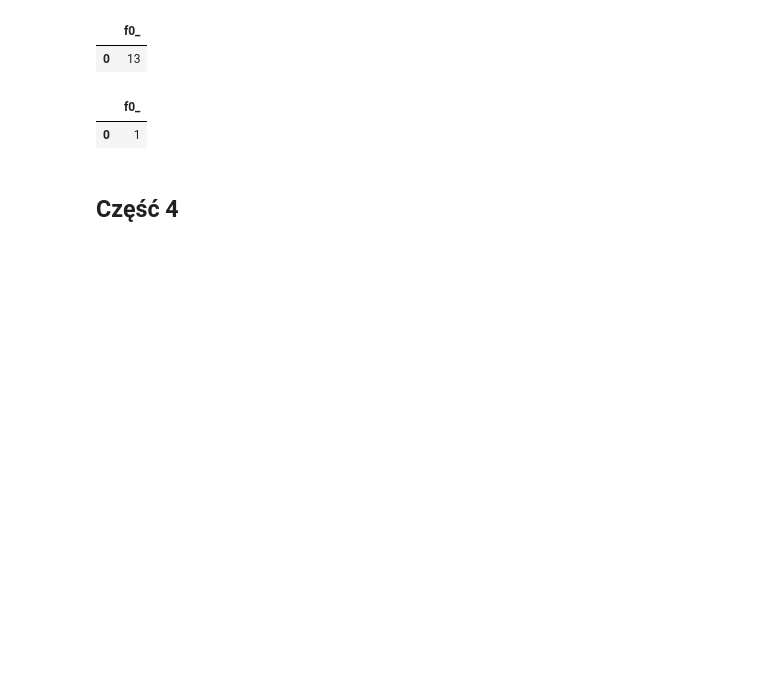
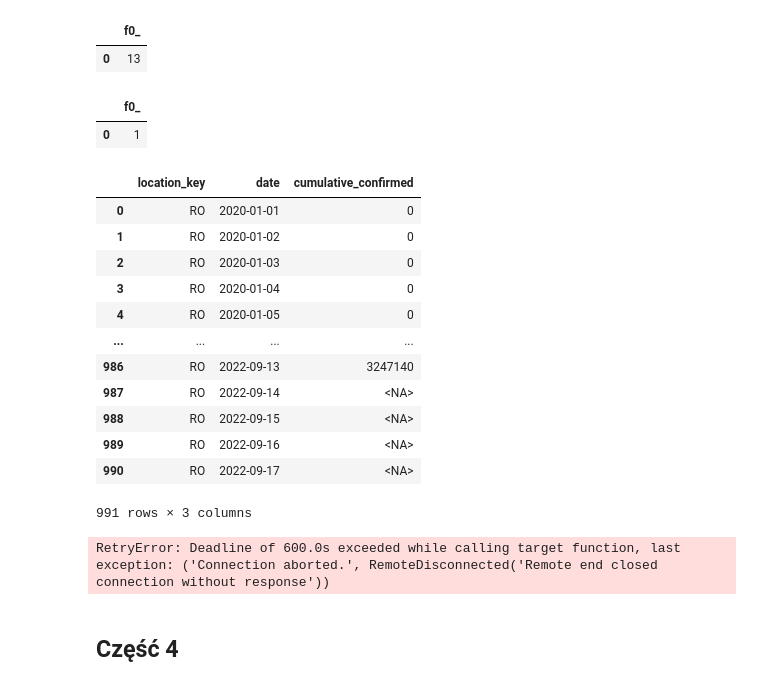
Before and after one commit to piooz/BigData, a Jupyter notebook: zad1/Untitled.ipynb, the cells around one changed output. Cells and saved outputs as stored; diff of their text form; code cells hidden in the pictures; blank space fills up the shorter version.

```diff
--- a/zad1/Untitled.ipynb
+++ b/zad1/Untitled.ipynb
@@ -116,7 +129,47 @@ query_result.to_dataframe()
 |  | f0_ |
 | 0 | 1 |
 # %%
-# 3.6 zapisywanie dziennych informacji dla kraju?
+# 3.6 zapisywanie dziennych informacji dla kraju? TODO:
+
+sql = """select location_key, date, max(cumulative_confirmed) `cumulative_confirmed`
+         from `bigquery-public-data.covid19_open_data.covid19_open_data` a
+         where location_key = 'RO'
+         group by date, location_key
+         order by date
+         """
+q1 = (sql)
+query_job = client.query(q1)
+query_result = query_job.result()
+
+query_result.to_dataframe()
+# %% [output]
+|  | location_key | date | cumulative_confirmed |
+| 0 | RO | 2020-01-01 | 0 |
+| 1 | RO | 2020-01-02 | 0 |
+| 2 | RO | 2020-01-03 | 0 |
+| 3 | RO | 2020-01-04 | 0 |
+| 4 | RO | 2020-01-05 | 0 |
+| ... | ... | ... | ... |
+| 986 | RO | 2022-09-13 | 3247140 |
+| 987 | RO | 2022-09-14 | <NA> |
+| 988 | RO | 2022-09-15 | <NA> |
+| 989 | RO | 2022-09-16 | <NA> |
+| 990 | RO | 2022-09-17 | <NA> |
+991 rows × 3 columns
+# %%
+# 3.7 Dodatkowe informacje o danych
+
+sql = """ SELECT SUM(cumulative_confirmed) AS total_confirmed_cases, SUM(cumulative_deceased) AS total_deaths, (SUM(cumulative_deceased)/SUM(cumulative_confirmed))*100 AS case_fatality_ratio
+    FROM `bigquery-public-data.covid19_open_data.covid19_open_data`
+    WHERE country_name='Poland'
+         """
+q1 = (sql)
+query_job = client.query(q1)
+query_result = query_job.result()
+
+query_result.to_dataframe()
+# %% [output]
+RetryError: Deadline of 600.0s exceeded while calling target function, last exception: ('Connection aborted.', RemoteDisconnected('Remote end closed connection without response'))
 # %% [markdown]
 ## Część 4
 # %%
```
Also changed, not shown: parts of 10 cells of this notebook, 1 other file.
